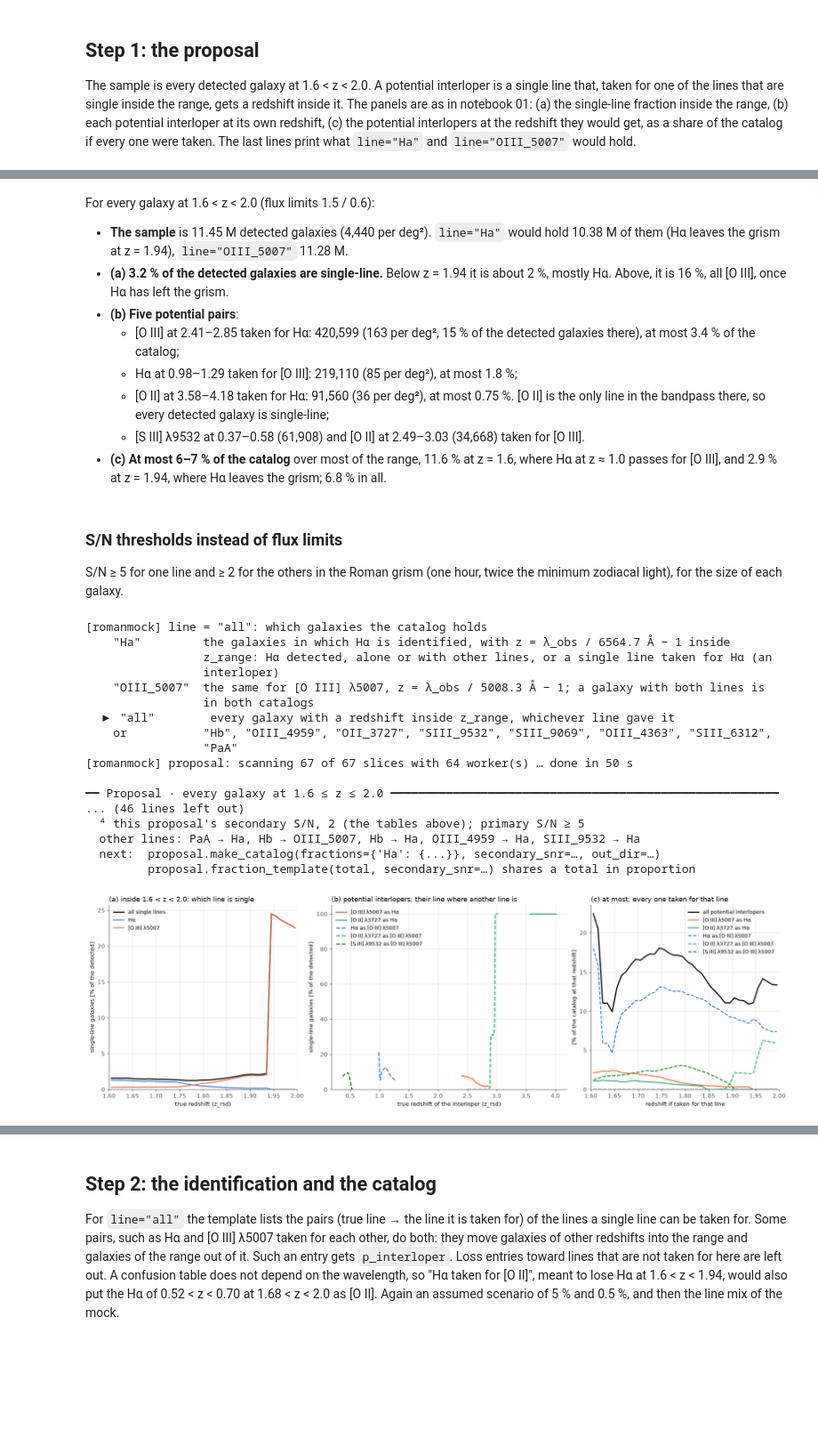
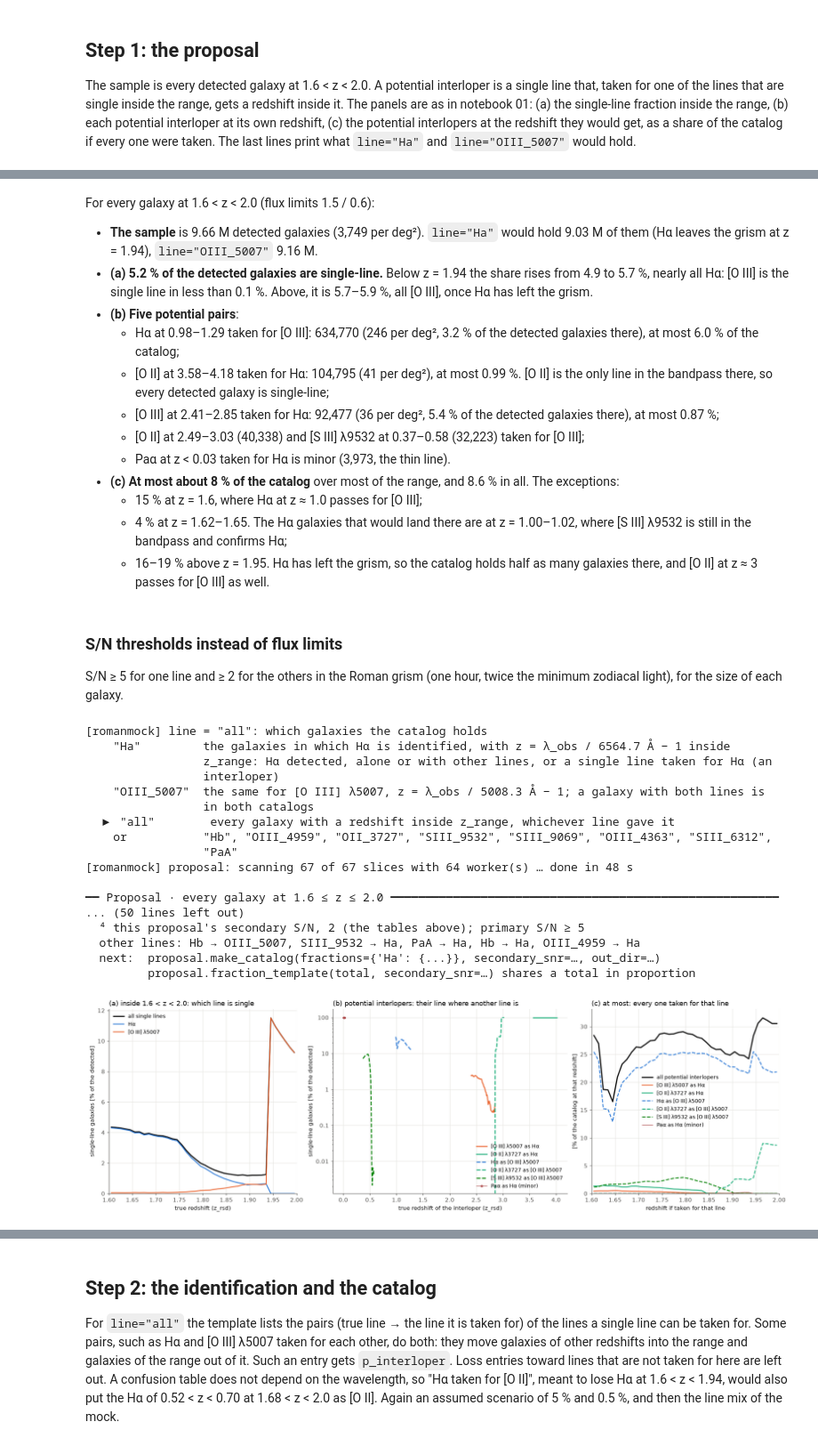
Before and after one commit to willlake/RomanMock, a Jupyter notebook: notebooks/02_catalog_z1p6_2p0.ipynb, the cells around one changed output, grey strips where cells are left out. Shown at 89% size. Cells and saved outputs as stored; diff of their text form; code cells hidden in the pictures; blank space fills up the shorter version.

```diff
--- a/notebooks/02_catalog_z1p6_2p0.ipynb
+++ b/notebooks/02_catalog_z1p6_2p0.ipynb
@@ -16,7 +16,7 @@ import json
 from pathlib import Path
 import numpy as np
 import matplotlib.pyplot as plt
-from romanmock import BaseCatalog, Catalog, Proposal, plotting
+from romanmock import BaseCatalog, Catalog, LineFactors, Proposal, plotting
 from romanmock.plotting import OUTCOME_COLORS, TEXT_PRIMARY, feature_color, feature_label
 
 plotting.use_style()
@@ -25,5 +25,10 @@ OUT = Path(os.environ["PSCRATCH"]) / "RomanMocks" / "examples"      # scratch: p
 N_WORKERS = 64 if "SLURM_JOB_ID" in os.environ else None           # a whole CPU node; None: what a login node allows
 base = BaseCatalog(BASE)
 print(base)
+
+# The rescaling of the oxygen lines (introduction of notebook 01): [O III] gets a scatter of 0.19 dex, and [O II] is
+# brightened by 0.25 dex with a scatter of 0.11 dex. One deviate per galaxy; the other lines keep their raw fluxes.
+RESCALING = LineFactors(log_offsets={"OII_3727": 0.25}, scatter={"OIII_5007": 0.19, "OIII_4959": 0.19, "OII_3727": 0.11})
+print(RESCALING.describe(base.line_set))
 # %% [output]
 <BaseCatalog /global/cfs/cdirs/m4943/Simulations/RomanMocks/sdss_feniks_hizels_261013_10_14_2026/base: 403,068,868 galaxies in 67 slices, 0.00 < z < 4.00; flux limit 1.00e-18 erg/s/cm2 in 10000-19300  ...
@@ -67,47 +74,53 @@ line="OIII_5007": 11,280,740 galaxies with OIII_5007 detected at 1.6-2.0, before
 # %% [markdown]
 For every galaxy at 1.6 < z < 2.0 (flux limits 1.5 / 0.6):
 
-* **The sample** is 11.45 M detected galaxies (4,440 per deg²). `line="Ha"` would hold 10.38 M of them (Hα leaves the
-  grism at z = 1.94), `line="OIII_5007"` 11.28 M.
-* **(a) 3.2 % of the detected galaxies are single-line.** Below z = 1.94 it is about 2 %, mostly Hα. Above, it is 16 %,
-  all [O III], once Hα has left the grism.
+* **The sample** is 9.66 M detected galaxies (3,749 per deg²). `line="Ha"` would hold 9.03 M of them (Hα leaves the
+  grism at z = 1.94), `line="OIII_5007"` 9.16 M.
+* **(a) 5.2 % of the detected galaxies are single-line.** Below z = 1.94 the share rises from 4.9 to 5.7 %, nearly all
+  Hα: [O III] is the single line in less than 0.1 %. Above, it is 5.7–5.9 %, all [O III], once Hα has left the grism.
 * **(b) Five potential pairs**:
-  * [O III] at 2.41–2.85 taken for Hα: 420,599 (163 per deg², 15 % of the detected galaxies there), at most 3.4 % of
+  * Hα at 0.98–1.29 taken for [O III]: 634,770 (246 per deg², 3.2 % of the detected galaxies there), at most 6.0 % of
     the catalog;
-  * Hα at 0.98–1.29 taken for [O III]: 219,110 (85 per deg²), at most 1.8 %;
-  * [O II] at 3.58–4.18 taken for Hα: 91,560 (36 per deg²), at most 0.75 %. [O II] is the only line in the bandpass
+  * [O II] at 3.58–4.18 taken for Hα: 104,795 (41 per deg²), at most 0.99 %. [O II] is the only line in the bandpass
     there, so every detected galaxy is single-line;
-  * [S III] λ9532 at 0.37–0.58 (61,908) and [O II] at 2.49–3.03 (34,668) taken for [O III].
-* **(c) At most 6–7 % of the catalog** over most of the range, 11.6 % at z = 1.6, where Hα at z ≈ 1.0 passes for
-  [O III], and 2.9 % at z = 1.94, where Hα leaves the grism; 6.8 % in all.
+  * [O III] at 2.41–2.85 taken for Hα: 92,477 (36 per deg², 5.4 % of the detected galaxies there), at most 0.87 %;
+  * [O II] at 2.49–3.03 (40,338) and [S III] λ9532 at 0.37–0.58 (32,223) taken for [O III];
+  * Paα at z < 0.03 taken for Hα is minor (3,973, the thin line).
+* **(c) At most about 8 % of the catalog** over most of the range, and 8.6 % in all. The exceptions:
+  * 15 % at z = 1.6, where Hα at z ≈ 1.0 passes for [O III];
+  * 4 % at z = 1.62–1.65. The Hα galaxies that would land there are at z = 1.00–1.02, where [S III] λ9532 is still in
+    the bandpass and confirms Hα;
+  * 16–19 % above z = 1.95. Hα has left the grism, so the catalog holds half as many galaxies there, and [O II] at
+    z ≈ 3 passes for [O III] as well.
 # %% [markdown]
 ### S/N thresholds instead of flux limits
 
 S/N ≥ 5 for one line and ≥ 2 for the others in the Roman grism (one hour, twice the minimum zodiacal light), for the size
 of each galaxy.
 # %%
-proposal_snr = base.make_proposal((1.6, 2.0), line="all", snr=5, secondary_snr=2, size="r50_disk_2d", n_workers=N_WORKERS)
+proposal_snr = base.make_proposal((1.6, 2.0), line="all", snr=5, secondary_snr=2, size="r50_disk_2d", rescaling=RESCALING,
+                                  n_workers=N_WORKERS)
 proposal_snr.plot()
 plt.show()
 # %% [output]
 [romanmock] line = "all": which galaxies the catalog holds
     "Ha"         the galaxies in which Hα is identified, with z = λ_obs / 6564.7 Å − 1 inside
                  z_range: Hα detected, alone or with other lines, or a single line taken for Hα (an
                  interloper)
     "OIII_5007"  the same for [O III] λ5007, z = λ_obs / 5008.3 Å − 1; a galaxy with both lines is
                  in both catalogs
   ▶ "all"        every galaxy with a redshift inside z_range, whichever line gave it
     or           "Hb", "OIII_4959", "OII_3727", "SIII_9532", "SIII_9069", "OIII_4363", "SIII_6312",
                  "PaA"
-[romanmock] proposal: scanning 67 of 67 slices with 64 worker(s) … done in 50 s
+[romanmock] proposal: scanning 67 of 67 slices with 64 worker(s) … done in 48 s
 
 ━━ Proposal · every galaxy at 1.6 ≤ z ≤ 2.0 ━━━━━━━━━━━━━━━━━━━━━━━━━━━━━━━━━━━━━━━━━━━━━━━━━━━━━━━━
-... (46 lines left out)
+... (50 lines left out)
   ⁴ this proposal's secondary S/N, 2 (the tables above); primary S/N ≥ 5
-  other lines: PaA → Ha, Hb → OIII_5007, Hb → Ha, OIII_4959 → Ha, SIII_9532 → Ha
+  other lines: Hb → OIII_5007, SIII_9532 → Ha, PaA → Ha, Hb → Ha, OIII_4959 → Ha
   next:  proposal.make_catalog(fractions={'Ha': {...}}, secondary_snr=…, out_dir=…)
          proposal.fraction_template(total, secondary_snr=…) shares a total in proportion
-[figure, old version]
+[figure, new version]
 # %% [markdown]
 With S/N ≥ 5 / 2 and the size of each galaxy:
 
```
Also changed, not shown: parts of 8 cells of this notebook, 13 other files.
